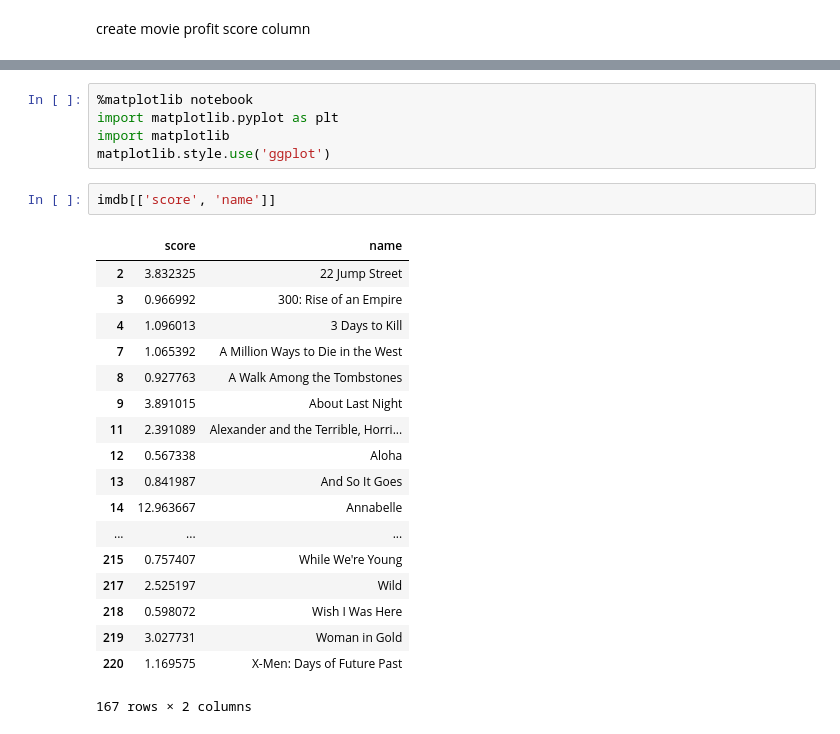
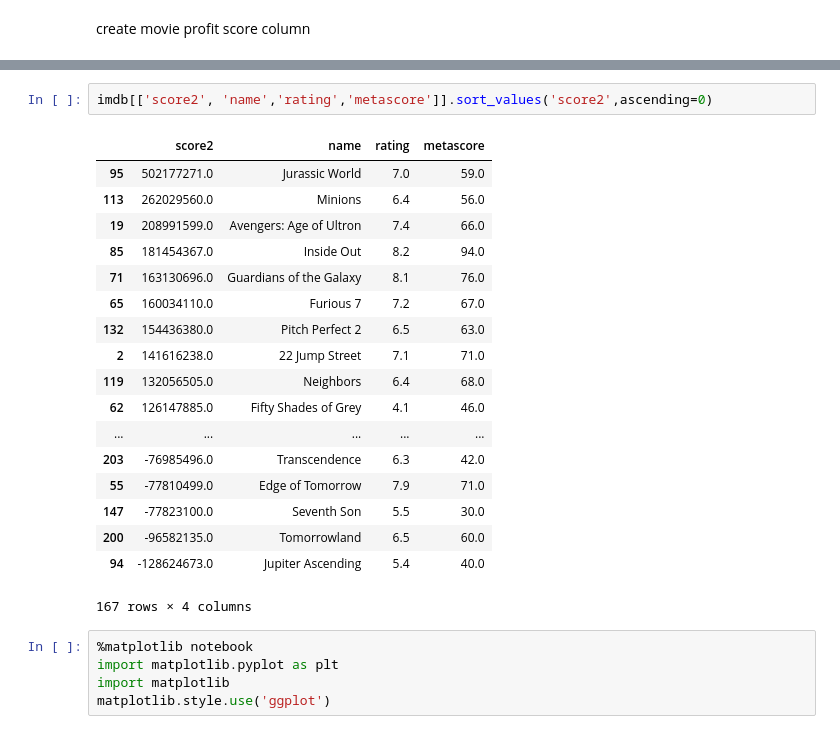
Before and after one commit to shaypal5/rotten_needles, a Jupyter notebook: notebooks/Stats.ipynb, the cells around one changed output, grey strips where cells are left out. Saved outputs shown, nothing was run; the diff lists cells and outputs as text.

```diff
--- a/notebooks/Stats.ipynb
+++ b/notebooks/Stats.ipynb
@@ -32,26 +44,26 @@ imdb.head()
+# %%
+imdb[['score2', 'name','rating','metascore']].sort_values('score2',ascending=0)
+# %% [output]
+|  | score2 | name | rating | metascore |
+| 95 | 502177271.0 | Jurassic World | 7.0 | 59.0 |
+| 113 | 262029560.0 | Minions | 6.4 | 56.0 |
+| 19 | 208991599.0 | Avengers: Age of Ultron | 7.4 | 66.0 |
+| 85 | 181454367.0 | Inside Out | 8.2 | 94.0 |
+| 71 | 163130696.0 | Guardians of the Galaxy | 8.1 | 76.0 |
+| 65 | 160034110.0 | Furious 7 | 7.2 | 67.0 |
+| 132 | 154436380.0 | Pitch Perfect 2 | 6.5 | 63.0 |
+| 2 | 141616238.0 | 22 Jump Street | 7.1 | 71.0 |
+| 119 | 132056505.0 | Neighbors | 6.4 | 68.0 |
+| 62 | 126147885.0 | Fifty Shades of Grey | 4.1 | 46.0 |
+| ... | ... | ... | ... | ... |
+| 203 | -76985496.0 | Transcendence | 6.3 | 42.0 |
+| 55 | -77810499.0 | Edge of Tomorrow | 7.9 | 71.0 |
+| 147 | -77823100.0 | Seventh Son | 5.5 | 30.0 |
+| 200 | -96582135.0 | Tomorrowland | 6.5 | 60.0 |
+| 94 | -128624673.0 | Jupiter Ascending | 5.4 | 40.0 |
+167 rows × 4 columns
 # %%
 %matplotlib notebook
 import matplotlib.pyplot as plt
 import matplotlib
 matplotlib.style.use('ggplot')
-# %%
-imdb[['score', 'name']]
-# %% [output]
-|  | score | name |
-| 2 | 3.832325 | 22 Jump Street |
-| 3 | 0.966992 | 300: Rise of an Empire |
-| 4 | 1.096013 | 3 Days to Kill |
-| 7 | 1.065392 | A Million Ways to Die in the West |
-| 8 | 0.927763 | A Walk Among the Tombstones |
-| 9 | 3.891015 | About Last Night |
-| 11 | 2.391089 | Alexander and the Terrible, Horri... |
-| 12 | 0.567338 | Aloha |
-| 13 | 0.841987 | And So It Goes |
-| 14 | 12.963667 | Annabelle |
-| ... | ... | ... |
-| 215 | 0.757407 | While We're Young |
-| 217 | 2.525197 | Wild |
-| 218 | 0.598072 | Wish I Was Here |
-| 219 | 3.027731 | Woman in Gold |
-| 220 | 1.169575 | X-Men: Days of Future Past |
-167 rows × 2 columns
```
Also changed, not shown: parts of 21 cells of this notebook.
